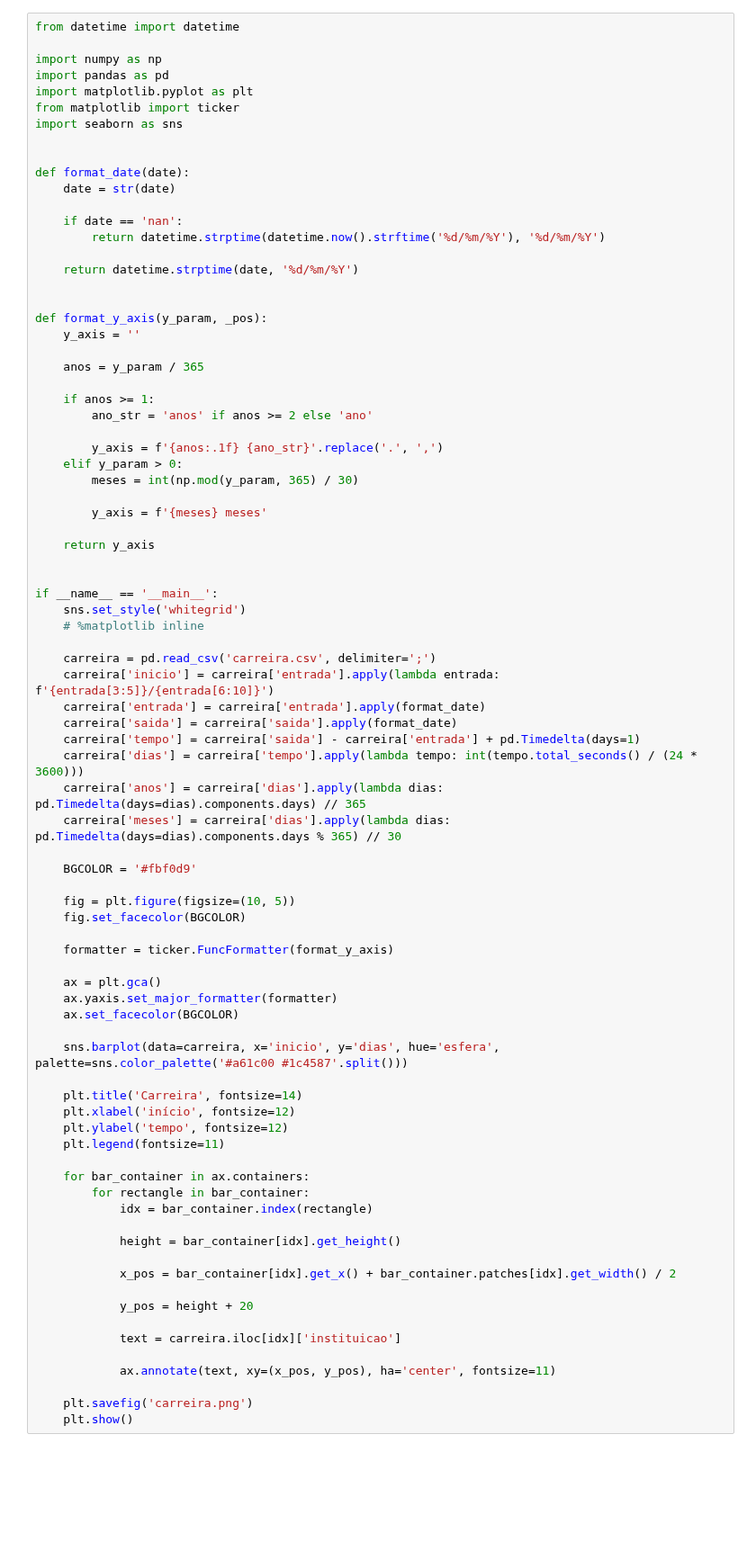
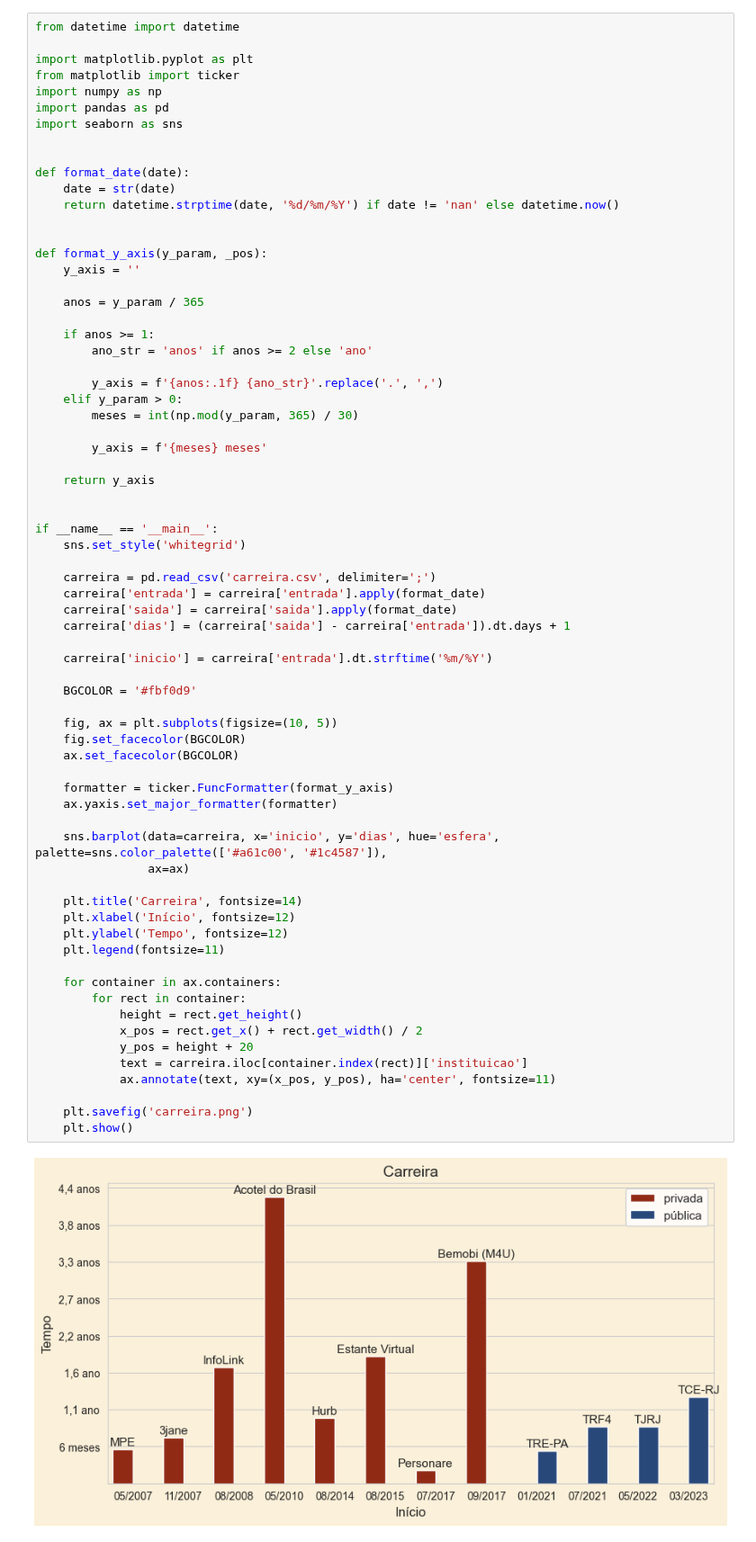
Before and after one commit to fellipaocastro/carreira, a Jupyter notebook: carreira.ipynb, the cells around one changed output. Shown at 90% size. Cells and saved outputs as stored; diff of their text form; blank space fills up the shorter version.

```diff
--- a/carreira.ipynb
+++ b/carreira.ipynb
@@ -1,20 +1,16 @@
 # %%
 from datetime import datetime
 
+import matplotlib.pyplot as plt
+from matplotlib import ticker
 import numpy as np
 import pandas as pd
-import matplotlib.pyplot as plt
-from matplotlib import ticker
 import seaborn as sns
 
 
 def format_date(date):
     date = str(date)
-
-    if date == 'nan':
-        return datetime.strptime(datetime.now().strftime('%d/%m/%Y'), '%d/%m/%Y')
-
-    return datetime.strptime(date, '%d/%m/%Y')
+    return datetime.strptime(date, '%d/%m/%Y') if date != 'nan' else datetime.now()
 
 
 def format_y_axis(y_param, _pos):
@@ -29,55 +25,47 @@ def format_y_axis(y_param, _pos):
     elif y_param > 0:
         meses = int(np.mod(y_param, 365) / 30)
 
         y_axis = f'{meses} meses'
 
     return y_axis
 
 
 if __name__ == '__main__':
     sns.set_style('whitegrid')
-    # %matplotlib inline
 
     carreira = pd.read_csv('carreira.csv', delimiter=';')
-    carreira['inicio'] = carreira['entrada'].apply(lambda entrada: f'{entrada[3:5]}/{entrada[6:10]}')
     carreira['entrada'] = carreira['entrada'].apply(format_date)
     carreira['saida'] = carreira['saida'].apply(format_date)
-    carreira['tempo'] = carreira['saida'] - carreira['entrada'] + pd.Timedelta(days=1)
-    carreira['dias'] = carreira['tempo'].apply(lambda tempo: int(tempo.total_seconds() / (24 * 3600)))
-    carreira['anos'] = carreira['dias'].apply(lambda dias: pd.Timedelta(days=dias).components.days) // 365
-    carreira['meses'] = carreira['dias'].apply(lambda dias: pd.Timedelta(days=dias).components.days % 365) // 30
+    carreira['dias'] = (carreira['saida'] - carreira['entrada']).dt.days + 1
+
+    carreira['inicio'] = carreira['entrada'].dt.strftime('%m/%Y')
 
     BGCOLOR = '#fbf0d9'
 
-    fig = plt.figure(figsize=(10, 5))
+    fig, ax = plt.subplots(figsize=(10, 5))
     fig.set_facecolor(BGCOLOR)
+    ax.set_facecolor(BGCOLOR)
 
     formatter = ticker.FuncFormatter(format_y_axis)
+    ax.yaxis.set_major_formatter(formatter)
 
-    ax = plt.gca()
-    ax.yaxis.set_major_formatter(formatter)
-    ax.set_facecolor(BGCOLOR)
-
-    sns.barplot(data=carreira, x='inicio', y='dias', hue='esfera', palette=sns.color_palette('#a61c00 #1c4587'.split()))
+    sns.barplot(data=carreira, x='inicio', y='dias', hue='esfera', palette=sns.color_palette(['#a61c00', '#1c4587']),
+                ax=ax)
 
     plt.title('Carreira', fontsize=14)
-    plt.xlabel('início', fontsize=12)
-    plt.ylabel('tempo', fontsize=12)
+    plt.xlabel('Início', fontsize=12)
+    plt.ylabel('Tempo', fontsize=12)
     plt.legend(fontsize=11)
 
-    for bar_container in ax.containers:
-        for rectangle in bar_container:
-            idx = bar_container.index(rectangle)
-
-            height = bar_container[idx].get_height()
-
-            x_pos = bar_container[idx].get_x() + bar_container.patches[idx].get_width() / 2
-
+    for container in ax.containers:
+        for rect in container:
+            height = rect.get_height()
+            x_pos = rect.get_x() + rect.get_width() / 2
             y_pos = height + 20
-
-            text = carreira.iloc[idx]['instituicao']
-
+            text = carreira.iloc[container.index(rect)]['instituicao']
             ax.annotate(text, xy=(x_pos, y_pos), ha='center', fontsize=11)
 
     plt.savefig('carreira.png')
     plt.show()
+# %% [output]
+[figure, added]
```
